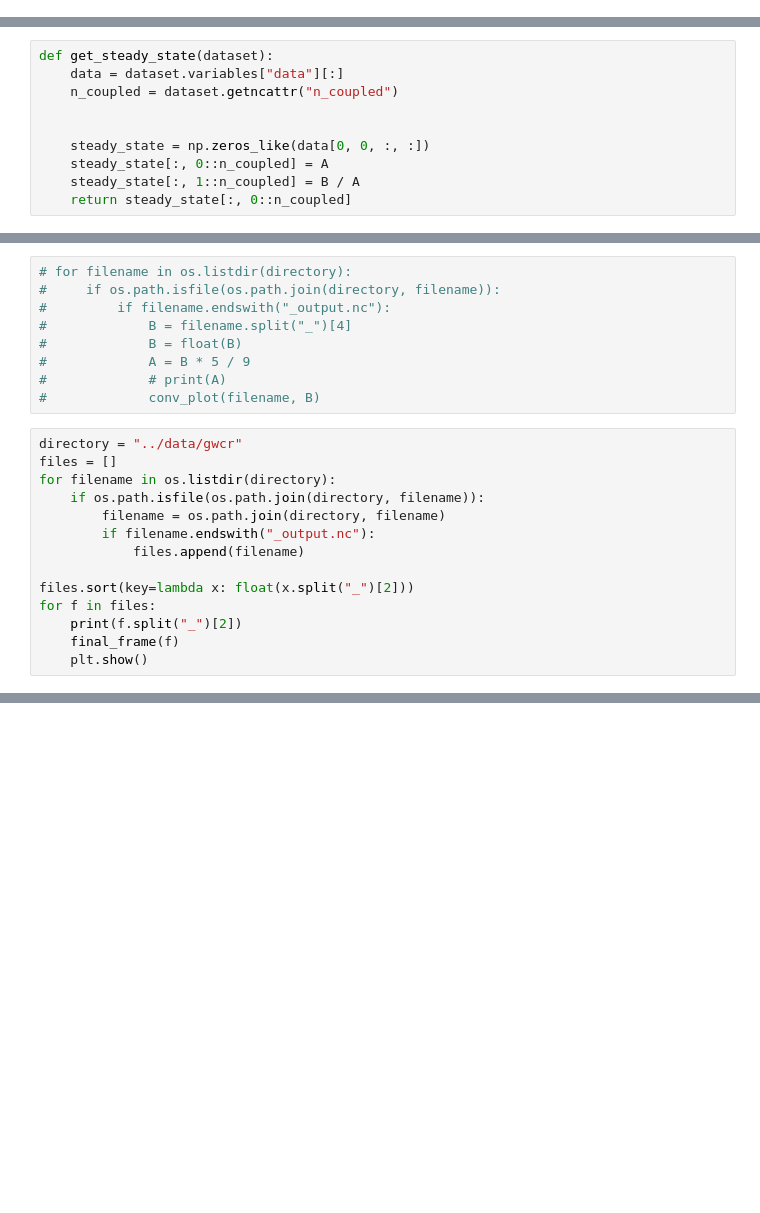
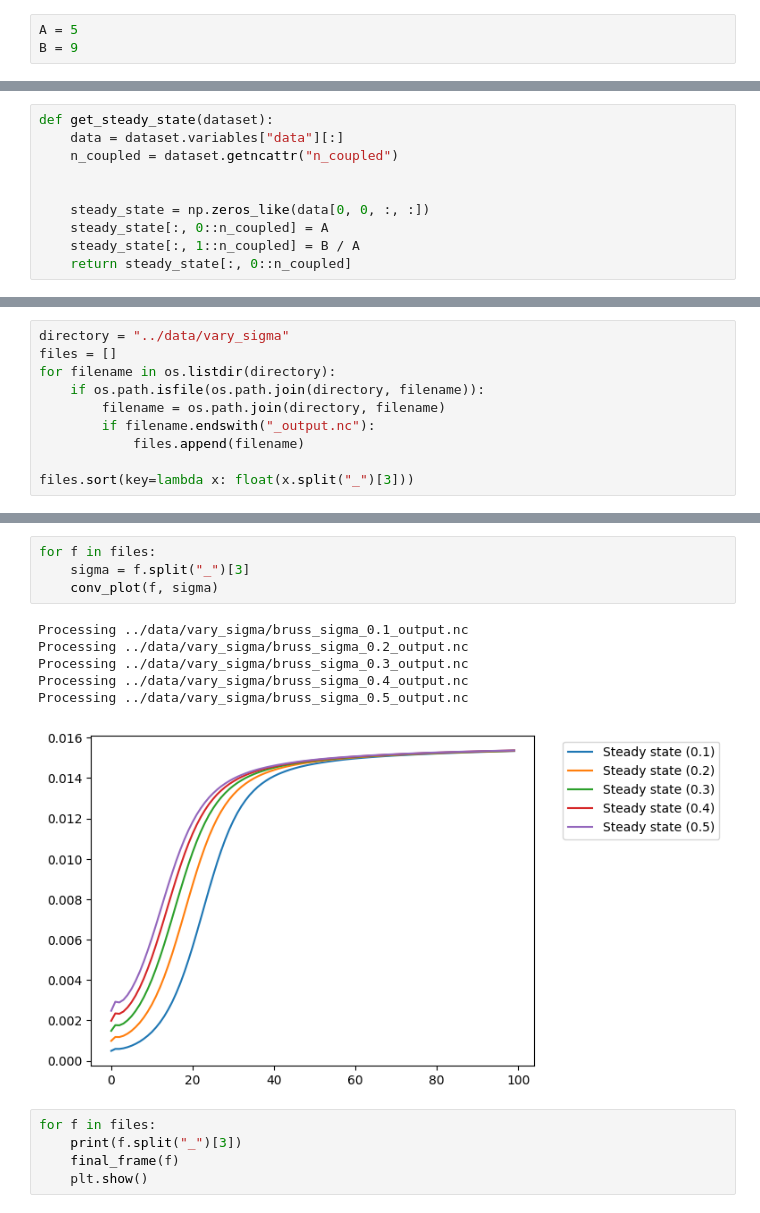
Before and after one commit to valentinvogt/pde-solvers-cuda, a Jupyter notebook: scripts/analysis.ipynb, the cells around one changed output, grey strips where cells are left out. Drawn from its saved outputs; the diff is of its cells as text; blank space fills up the shorter version.

```diff
--- a/scripts/analysis.ipynb
+++ b/scripts/analysis.ipynb
@@ -5,6 +5,9 @@ import matplotlib.pyplot as plt
 import os
 import math
 from final_frame import final_frame
+# %%
+A = 5
+B = 9
 # %%
 # Evaluate the norm of the difference between the two solutions
 # at each time step
@@ -59,23 +61,10 @@ directory = "../data/vary_ab"
 # %%
-# for filename in os.listdir(directory):
-#     if os.path.isfile(os.path.join(directory, filename)):
-#         if filename.endswith("_output.nc"):
-#             B = filename.split("_")[4]
-#             B = float(B)
-#             A = B * 5 / 9
-#             # print(A)
-#             conv_plot(filename, B)
+directory = "../data/vary_sigma"
+files = []
+for filename in os.listdir(directory):
+    if os.path.isfile(os.path.join(directory, filename)):
+        filename = os.path.join(directory, filename)
+        if filename.endswith("_output.nc"):
+            files.append(filename)
+
+files.sort(key=lambda x: float(x.split("_")[3]))
-# %%
-directory = "../data/gwcr"
-files = []
-for filename in os.listdir(directory):
-    if os.path.isfile(os.path.join(directory, filename)):
-        filename = os.path.join(directory, filename)
-        if filename.endswith("_output.nc"):
-            files.append(filename)
-
-files.sort(key=lambda x: float(x.split("_")[2]))
-for f in files:
-    print(f.split("_")[2])
-    final_frame(f)
-    plt.show()
@@ -94,0 +71,16 @@ for f in files:
+# %%
+for f in files:
+    sigma = f.split("_")[3]
+    conv_plot(f, sigma)
+# %% [output]
+Processing ../data/vary_sigma/bruss_sigma_0.1_output.nc
+Processing ../data/vary_sigma/bruss_sigma_0.2_output.nc
+Processing ../data/vary_sigma/bruss_sigma_0.3_output.nc
+Processing ../data/vary_sigma/bruss_sigma_0.4_output.nc
+Processing ../data/vary_sigma/bruss_sigma_0.5_output.nc
+[figure, added]
+# %%
+for f in files:
+    print(f.split("_")[3])
+    final_frame(f)
+    plt.show()
```
Also changed, not shown: parts of 3 cells of this notebook, 5 other files.
